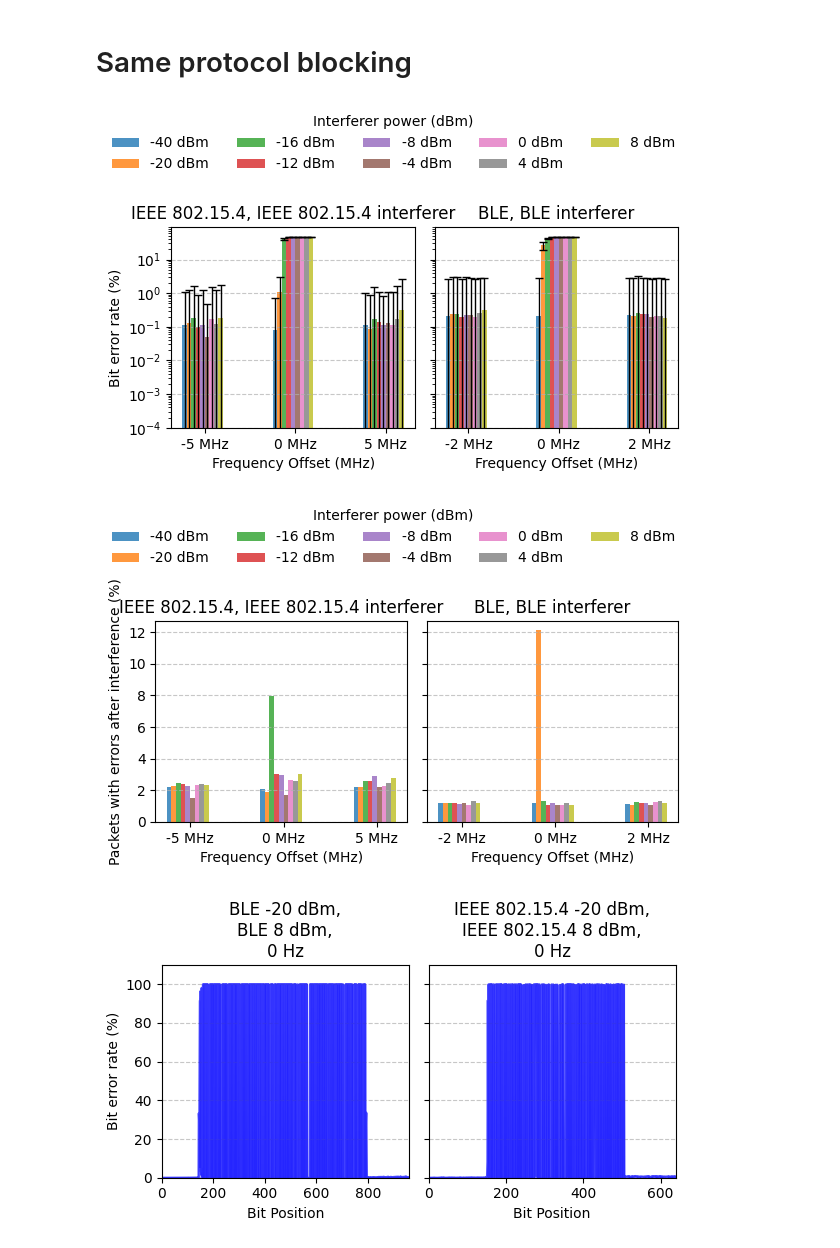
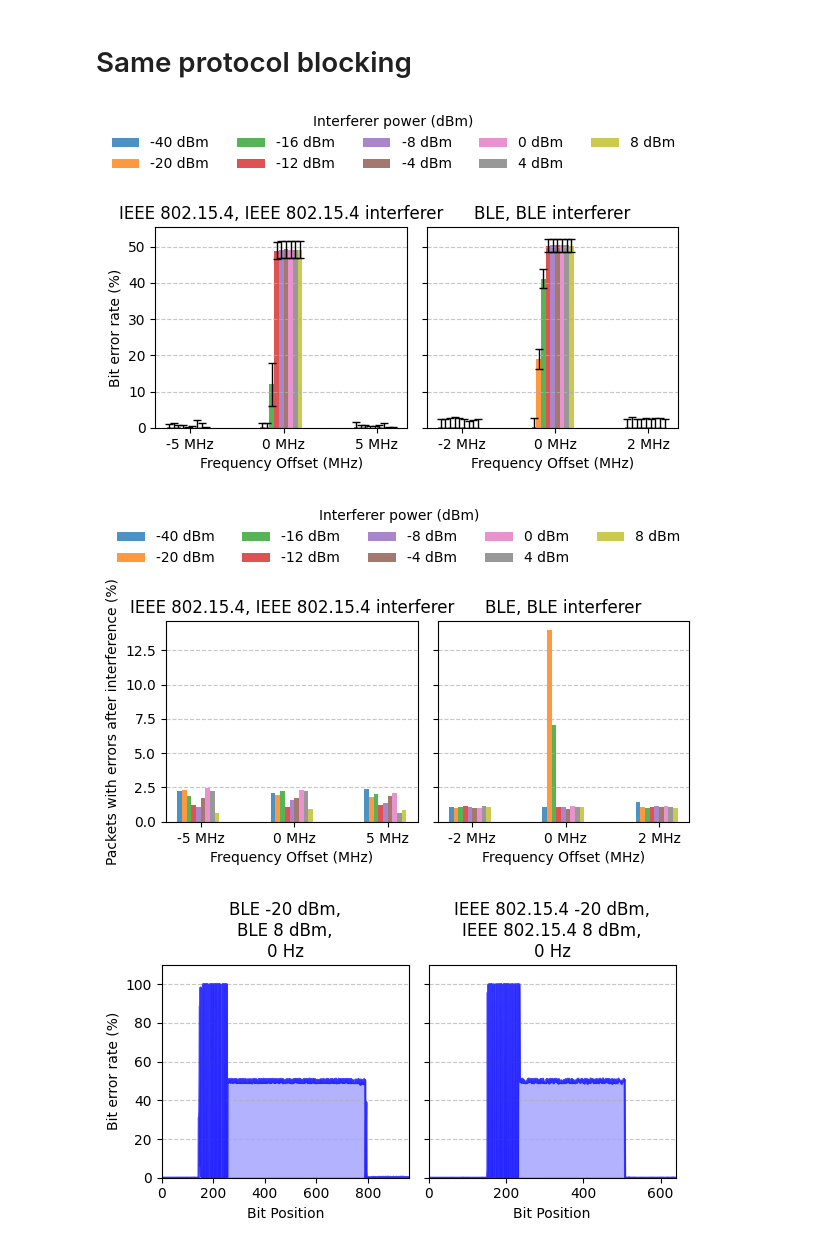
Before and after one commit to SDMote/badillosanjuan25experimental, a Jupyter notebook: python_scripts/data_analysis.ipynb, the cells around one changed output. Cells and saved outputs as stored; diff of their text form; code cells hidden in the pictures.

```diff
--- a/python_scripts/data_analysis.ipynb
+++ b/python_scripts/data_analysis.ipynb
@@ -418,7 +418,7 @@ plot_cumulative_bit_errors_array(example_files, figsize=(12, 3.5),
 # %% [markdown]
 # Same protocol blocking
 # %%
-filename = "experiment_data/same_protocol_random"
+filename = "experiment_data/random_same_protocol_2425MHz"
 # filename = "experiment_data/same_protocol_random_sequence"
 # filename = "experiment_data/same_protocol_blocker"
 
@@ -430,26 +430,26 @@ add_bit_errors_to_files_dict(files_dict_same, filename, reference_folder="refere
 # %%
 plot_grouped_ber_with_subplots(files_dict_same,
                                bar_width=0.05,
                                figsize=(6,3.8),
-                               log_scale=True,
+                               log_scale=False,
                                saveas="BER_plot_same.pdf",
                                max_legend_col=5,
                                legend_vskip=0.78,
                                plot_BER=True)
 
 plot_grouped_ber_with_subplots(files_dict_same,
                                bar_width=0.05,
                                figsize=(6,3.8),
                                log_scale=True,
                                max_legend_col=5,
                                legend_vskip=0.78,
                                plot_BER=False,
                                ylabel="Packets with errors after interference (%)",
                                unpack_value="packets_desynched_percentage",
                                saveas="sync_plot_same.pdf")
 # %% [output]
-[figure, old version]
+[figure, new version]
-[figure, old version]
+[figure, new version]
 # %%
 # Example: Plot for an array of files
 example_file_same = [
@@ -458,4 +458,4 @@ example_file_same = [
 ]
 plot_cumulative_bit_errors_array(example_file_same, figsize=(6,3.5))
 # %% [output]
-[figure, old version]
+[figure, new version]
```
Also changed, not shown: parts of 3 cells of this notebook.
